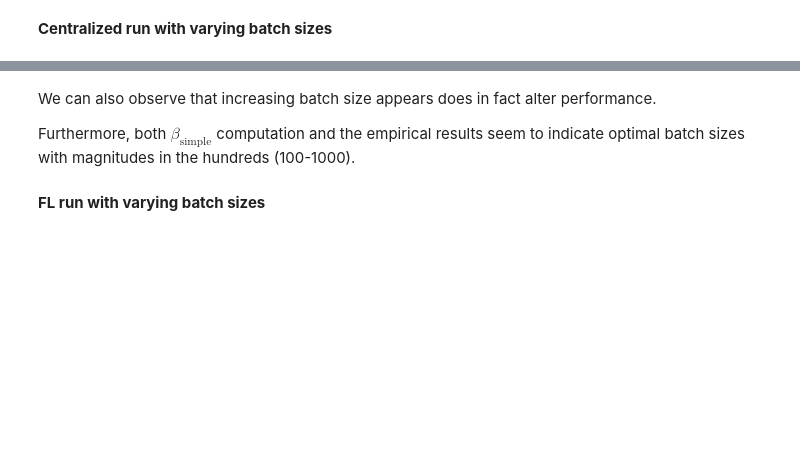
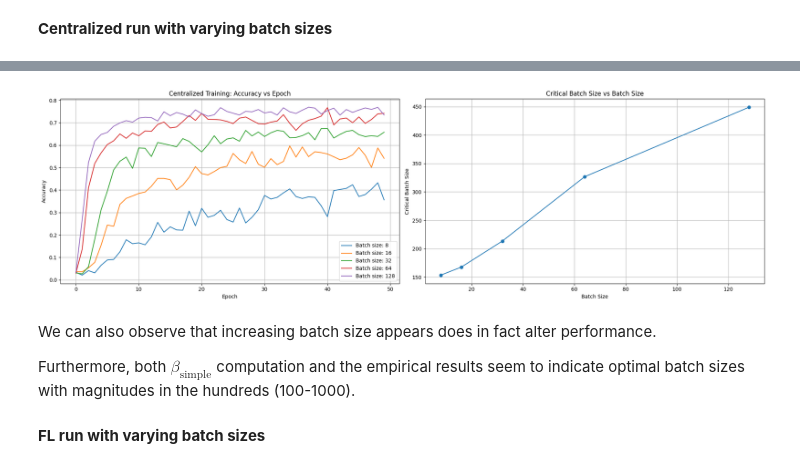
Before and after one commit to Lourencom/L361-FL-project, a Jupyter notebook: new.ipynb, the cells around one changed output, grey strips where cells are left out. Drawn from its saved outputs; the diff is of its cells as text; code cells hidden in the pictures; blank space fills up the shorter version.

Commit message:
new plots

```diff
--- a/new.ipynb
+++ b/new.ipynb
@@ -794,7 +805,7 @@ centralized_test_dataset = load_femnist_dataset(data_dir=data_dir, mapping=centr
 
 # Use the same configuration parameters as in your FL config.
 centralized_train_config: dict[str, Any] = {
-    "epochs": 10, # we have 5 epochs * 10 rounds in FL, should be 50 but lets use 10 for now
+    "epochs": 50, # we have 5 epochs * 10 rounds in FL
     "batch_size": 32,
     "client_learning_rate": 0.01,
     "weight_decay": 0.001,
@@ -910,0 +881,39 @@ INFO flwr 2025-02-22 21:43:19,461 | 3104121935.py:14 | Critical batch size: 623.
+# %%
+import matplotlib.pyplot as plt
+
+critical_batches_no_fl = []
+
+# Create side-by-side subplots
+fig, axes = plt.subplots(1, 2, figsize=(20, 6))
+
+# Left subplot: Accuracy vs Epoch for each batch size configuration
+for batch_size, results in total_baseline_results:
+    axes[0].plot(results["accuracies"], label=f"Batch size: {batch_size}")
+    bcrit = compute_critical_batch(results["noise_scales"], constant=0.01)
+    critical_batches_no_fl.append((batch_size, bcrit))
+    # Logging information (optional)
+    log(INFO, f"Batch size: {batch_size}")
+    log(INFO, f"Accuracies: {results['accuracies']}")
+    log(INFO, f"Losses: {results['losses']}")
+    log(INFO, f"Noise scales: {results['noise_scales']}")
+    log(INFO, f"Critical batch size: {bcrit}")
+
+axes[0].set_xlabel("Epoch")
+axes[0].set_ylabel("Accuracy")
+axes[0].set_title("Centralized Training: Accuracy vs Epoch")
+axes[0].legend()
+axes[0].grid(True)
+
+# Right subplot: Critical Batch Size vs Batch Size
+batch_sizes = [bs for bs, _ in critical_batches_no_fl]
+bcrit_values = [bcrit for _, bcrit in critical_batches_no_fl]
+
+axes[1].plot(batch_sizes, bcrit_values, marker='o')
+axes[1].set_xlabel("Batch Size")
+axes[1].set_ylabel("Critical Batch Size")
+axes[1].set_title("Critical Batch Size vs Batch Size")
+axes[1].grid(True)
+
+plt.tight_layout()
+plt.show()
+# %% [output]
@@ -911,3 +937,4 @@ INFO flwr 2025-02-22 21:43:19,461 | 3104121935.py:14 | Critical batch size: 623.
+[figure, added]
 # %% [markdown]
 We can also observe that increasing batch size appears does in fact alter performance.
 
```
Also changed, not shown: parts of 19 cells of this notebook.
